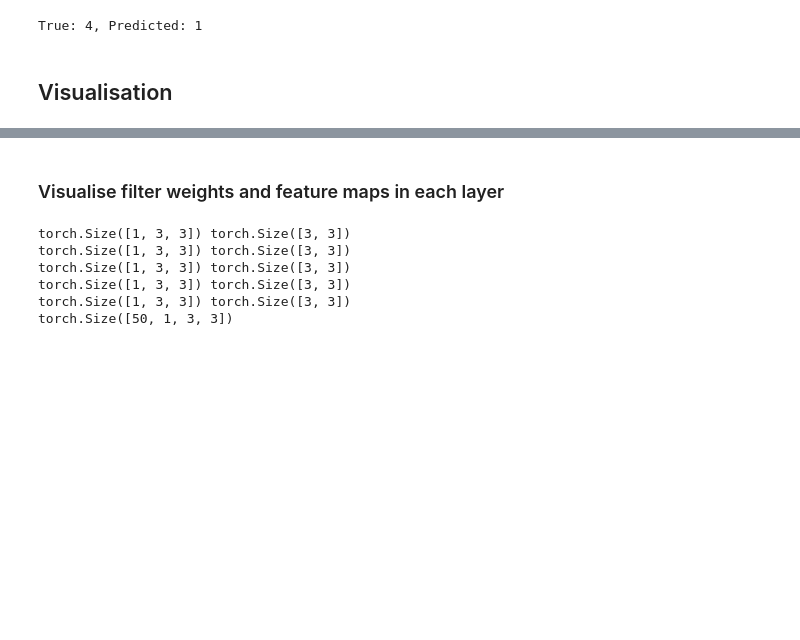
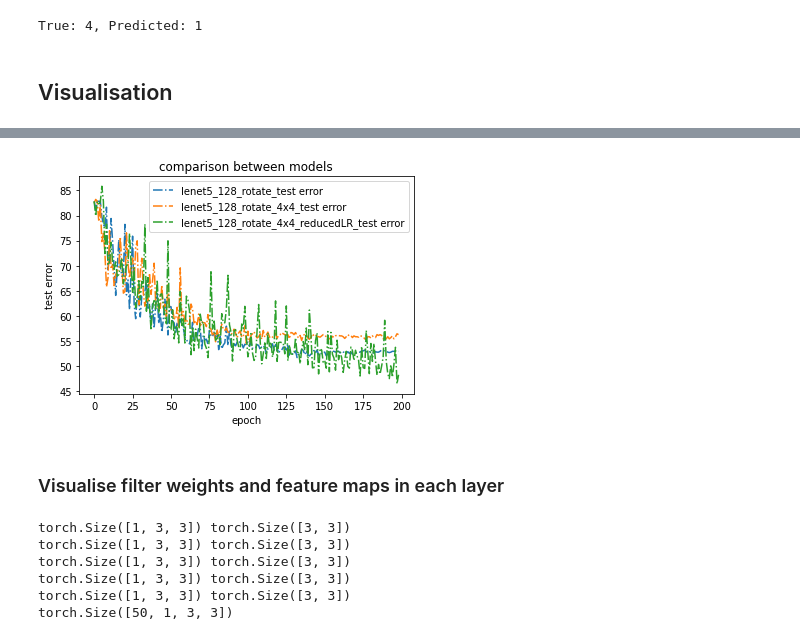
Before and after one commit to wenhaohaoo/cs5242-project, a Jupyter notebook: Lenet5 - Emotion.ipynb, the cells around one changed output, grey strips where cells are left out. Drawn from its saved outputs; the diff is of its cells as text; code cells hidden in the pictures; blank space fills up the shorter version.

```diff
--- a/Lenet5 - Emotion.ipynb
+++ b/Lenet5 - Emotion.ipynb
@@ -853,3 +663,13 @@ True: 4, Predicted: 1
+# %%
+for m_name, test_error in test_error_dict.items():
+  plt.plot(test_error, '-.', label=f'{m_name}_test error')
+plt.xlabel('epoch')
+plt.ylabel('test error')
+plt.title('comparison between models')
+plt.legend()
+plt.savefig(f"comparison_test_error.jpg", dpi=300)
+# %% [output]
+[figure, added]
 # %% [markdown]
 ### Visualise filter weights and feature maps in each layer
 # %%
```
Also changed, not shown: parts of 20 cells of this notebook, 1 other file.
